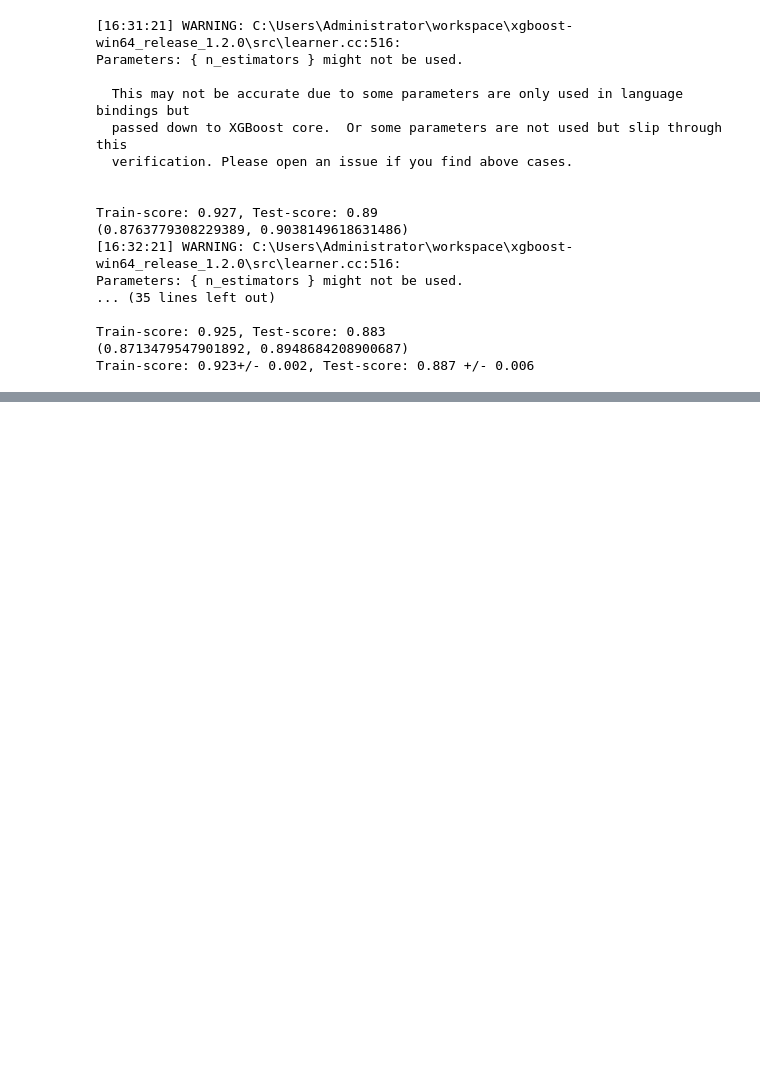
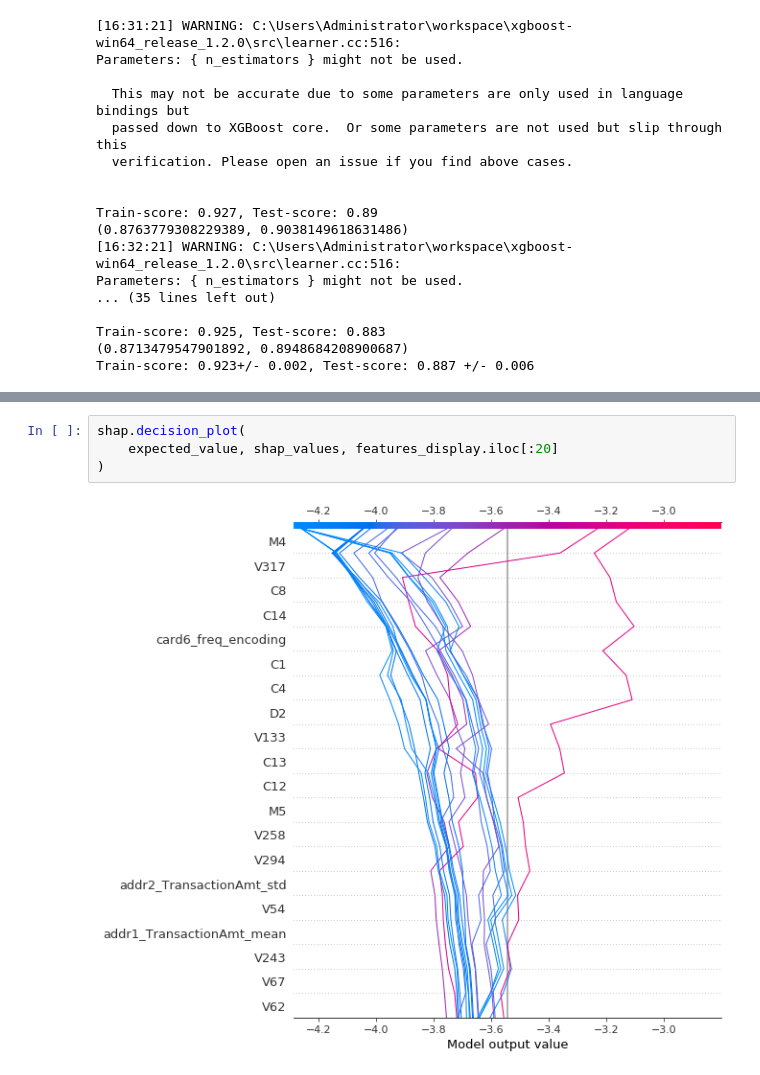
Before and after one commit to kokorozaci/Data_analysis_algorithms, a Jupyter notebook: Data_analysis_Kaggle/dz_05/dz_05_kaggle.ipynb, the cells around one changed output, grey strips where cells are left out. Cells and saved outputs as stored; diff of their text form; blank space fills up the shorter version.

```diff
--- a/Data_analysis_Kaggle/dz_05/dz_05_kaggle.ipynb
+++ b/Data_analysis_Kaggle/dz_05/dz_05_kaggle.ipynb
@@ -477,0 +742,6 @@ important_features_top = show_feature_importances(x_valid.columns, importance.fe
+# %%
+shap.decision_plot(
+    expected_value, shap_values, features_display.iloc[:20]
+)
+# %% [output]
+[figure, added]
```
Also changed, not shown: parts of 30 cells of this notebook.
